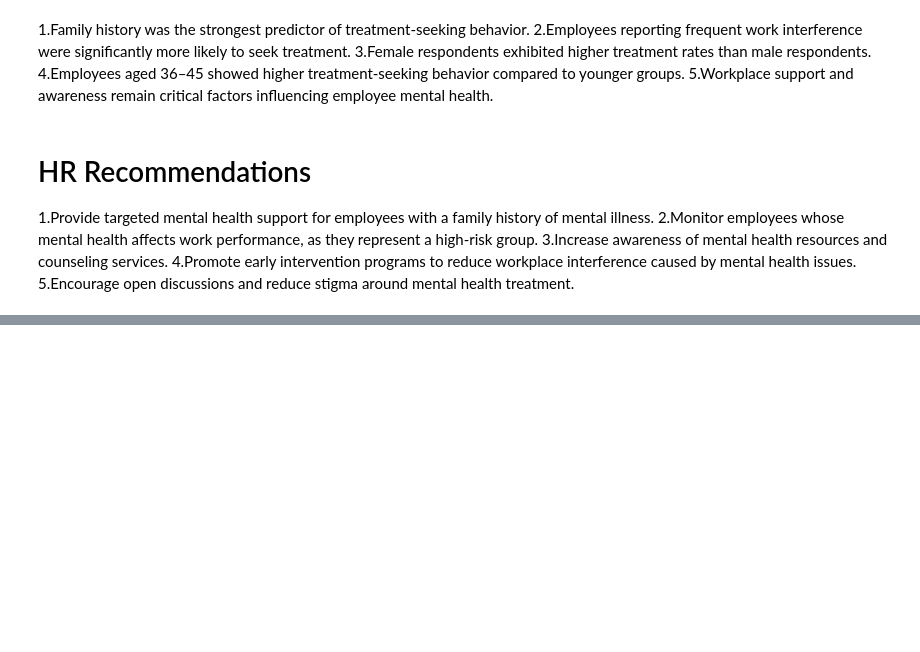
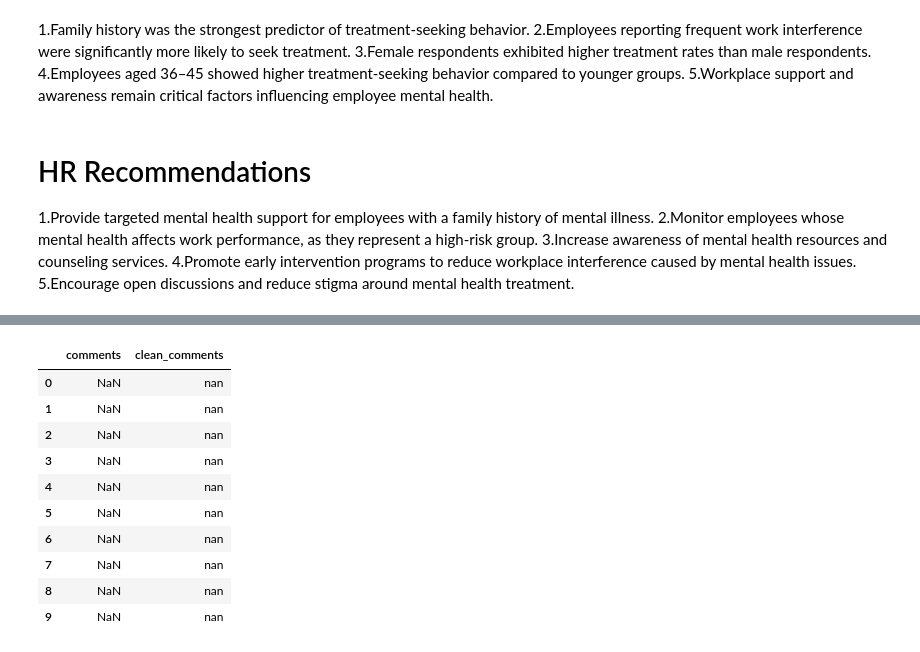
Before and after one commit to patelshivam109/Mental_Health_Sentiment_Analyzer, a Jupyter notebook: Notebooks/day2.ipynb, the cells around one changed output, grey strips where cells are left out. Saved outputs shown, nothing was run; the diff lists cells and outputs as text; code cells hidden in the pictures; blank space fills up the shorter version.

```diff
--- a/Notebooks/day2.ipynb
+++ b/Notebooks/day2.ipynb
@@ -300,0 +325,35 @@ Sometimes       107  357
+# %%
+import nltk
+import re
+
+from nltk.corpus import stopwords
+from nltk.stem import WordNetLemmatizer
+
+nltk.download("punkt")
+nltk.download("stopwords")
+nltk.download("wordnet")
+
+stop_words = set(stopwords.words("english"))
+lemmatizer = WordNetLemmatizer()
+
+def preprocess_text(text):
+
+    text = str(text).lower()
+
+    text = re.sub(r"[^a-zA-Z\s]", "", text)
+
+    tokens = nltk.word_tokenize(text)
+
+    tokens = [
+        lemmatizer.lemmatize(word)
+        for word in tokens
+        if word not in stop_words
+    ]
+
+    return " ".join(tokens)
+
+comments_df = df[df["comments"] != ""].copy()
+
+comments_df["clean_comments"] = comments_df["comments"].apply(
+    preprocess_text
+)
@@ -300,0 +432,14 @@ Sometimes       107  357
+# %%
+comments_df[["comments", "clean_comments"]].head(10)
+# %% [output]
+|  | comments | clean_comments |
+| 0 | NaN | nan |
+| 1 | NaN | nan |
+| 2 | NaN | nan |
+| 3 | NaN | nan |
+| 4 | NaN | nan |
+| 5 | NaN | nan |
+| 6 | NaN | nan |
+| 7 | NaN | nan |
+| 8 | NaN | nan |
+| 9 | NaN | nan |
```
Also changed, not shown: parts of 37 cells of this notebook.
